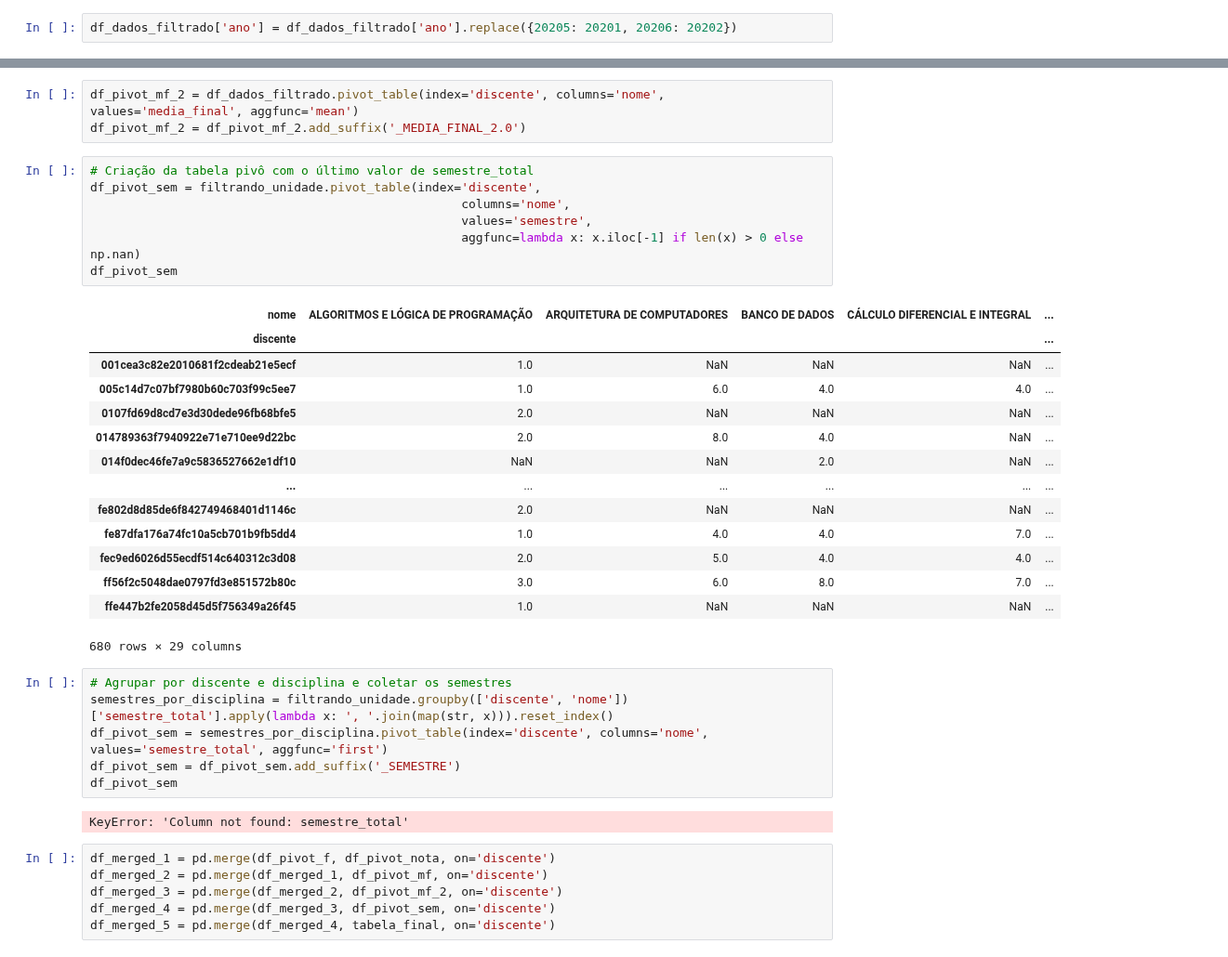
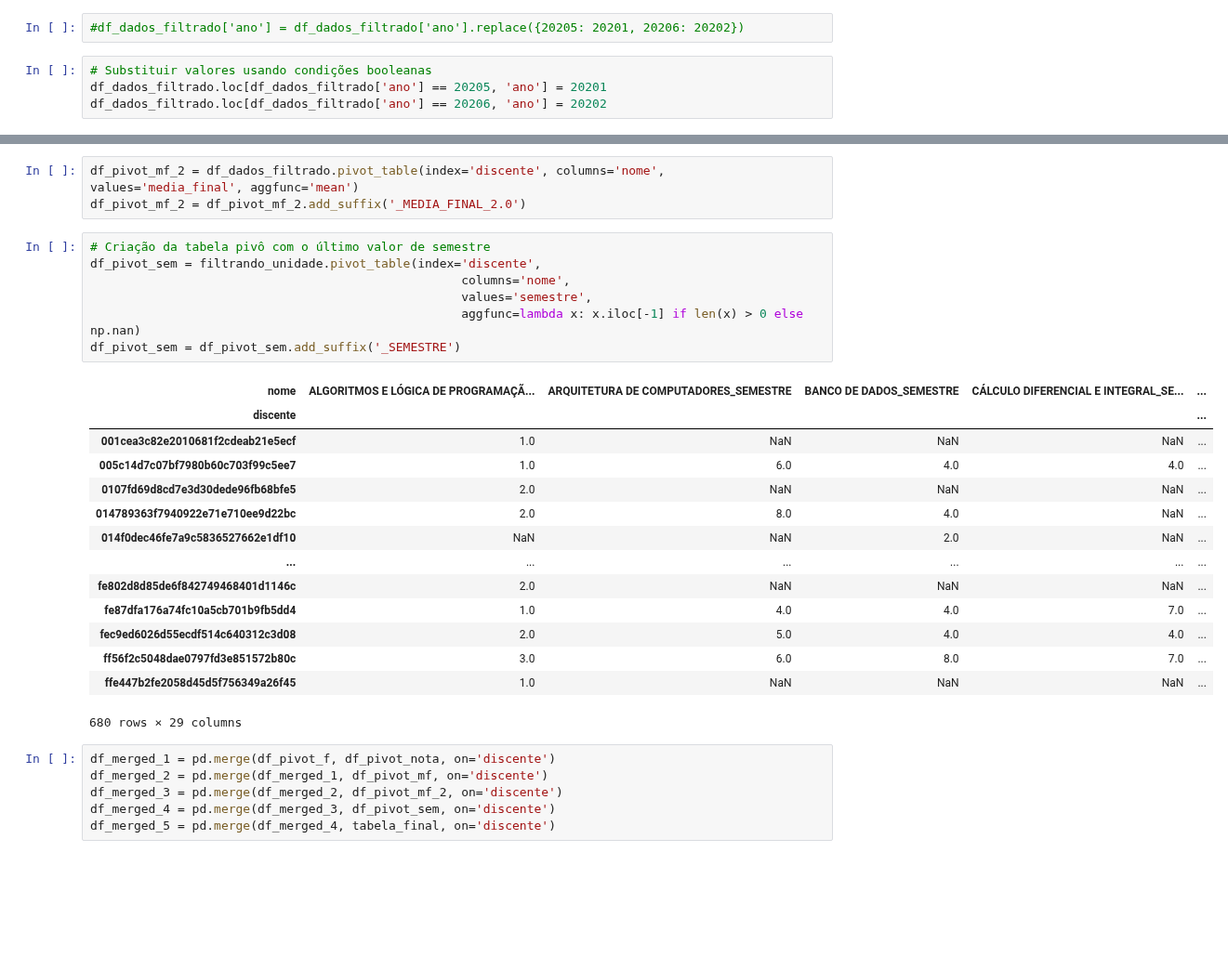
Before and after one commit to wanessabezerra/dataframe-bsi, a Jupyter notebook: dataframe-bsi/dados-extraidos.ipynb, the cells around one changed output, grey strips where cells are left out. Shown at 93% size. Drawn from its saved outputs; the diff is of its cells as text; blank space fills up the shorter version.

Commit message:
:construction: Ajustes em semestre #8

```diff
--- a/dataframe-bsi/dados-extraidos.ipynb
+++ b/dataframe-bsi/dados-extraidos.ipynb
@@ -375,7 +375,11 @@ def calcular_semestre(ano_ingresso, ano_cursado):
 # %% [markdown]
 Substituir valores específicos na coluna *ano*
 # %%
-df_dados_filtrado['ano'] = df_dados_filtrado['ano'].replace({20205: 20201, 20206: 20202})
+#df_dados_filtrado['ano'] = df_dados_filtrado['ano'].replace({20205: 20201, 20206: 20202})
+# %%
+# Substituir valores usando condições booleanas
+df_dados_filtrado.loc[df_dados_filtrado['ano'] == 20205, 'ano'] = 20201
+df_dados_filtrado.loc[df_dados_filtrado['ano'] == 20206, 'ano'] = 20202
 # %% [markdown]
 Corrigir os valores das colunas *ano_ingresso* e *ano*.
 # %%
@@ -633,14 +639,14 @@ df_pivot_mf = df_pivot_mf.add_suffix('_MEDIA_FINAL_1.0')
 df_pivot_mf_2 = df_dados_filtrado.pivot_table(index='discente', columns='nome', values='media_final', aggfunc='mean')
 df_pivot_mf_2 = df_pivot_mf_2.add_suffix('_MEDIA_FINAL_2.0')
 # %%
-# Criação da tabela pivô com o último valor de semestre_total
+# Criação da tabela pivô com o último valor de semestre
 df_pivot_sem = filtrando_unidade.pivot_table(index='discente',
                                                    columns='nome',
                                                    values='semestre',
                                                    aggfunc=lambda x: x.iloc[-1] if len(x) > 0 else np.nan)
-df_pivot_sem
+df_pivot_sem = df_pivot_sem.add_suffix('_SEMESTRE')
 # %% [output]
-| nome | ALGORITMOS E LÓGICA DE PROGRAMAÇÃO | ARQUITETURA DE COMPUTADORES | BANCO DE DADOS | CÁLCULO DIFERENCIAL E INTEGRAL | ... |
+| nome | ALGORITMOS E LÓGICA DE PROGRAMAÇÃ... | ARQUITETURA DE COMPUTADORES_SEMESTRE | BANCO DE DADOS_SEMESTRE | CÁLCULO DIFERENCIAL E INTEGRAL_SE... | ... |
 | discente |  |  |  |  | ... |
 | 001cea3c82e2010681f2cdeab21e5ecf | 1.0 | NaN | NaN | NaN | ... |
 | 005c14d7c07bf7980b60c703f99c5ee7 | 1.0 | 6.0 | 4.0 | 4.0 | ... |
@@ -654,14 +660,6 @@ df_pivot_sem
 | ff56f2c5048dae0797fd3e851572b80c | 3.0 | 6.0 | 8.0 | 7.0 | ... |
 | ffe447b2fe2058d45d5f756349a26f45 | 1.0 | NaN | NaN | NaN | ... |
 680 rows × 29 columns
-# %%
-# Agrupar por discente e disciplina e coletar os semestres
-semestres_por_disciplina = filtrando_unidade.groupby(['discente', 'nome'])['semestre_total'].apply(lambda x: ', '.join(map(str, x))).reset_index()
-df_pivot_sem = semestres_por_disciplina.pivot_table(index='discente', columns='nome', values='semestre_total', aggfunc='first')
-df_pivot_sem = df_pivot_sem.add_suffix('_SEMESTRE')
-df_pivot_sem
-# %% [output]
-KeyError: 'Column not found: semestre_total'
 # %%
 df_merged_1 = pd.merge(df_pivot_f, df_pivot_nota, on='discente')
 df_merged_2 = pd.merge(df_merged_1, df_pivot_mf, on='discente')
```
Also changed, not shown: parts of 2 cells of this notebook.
